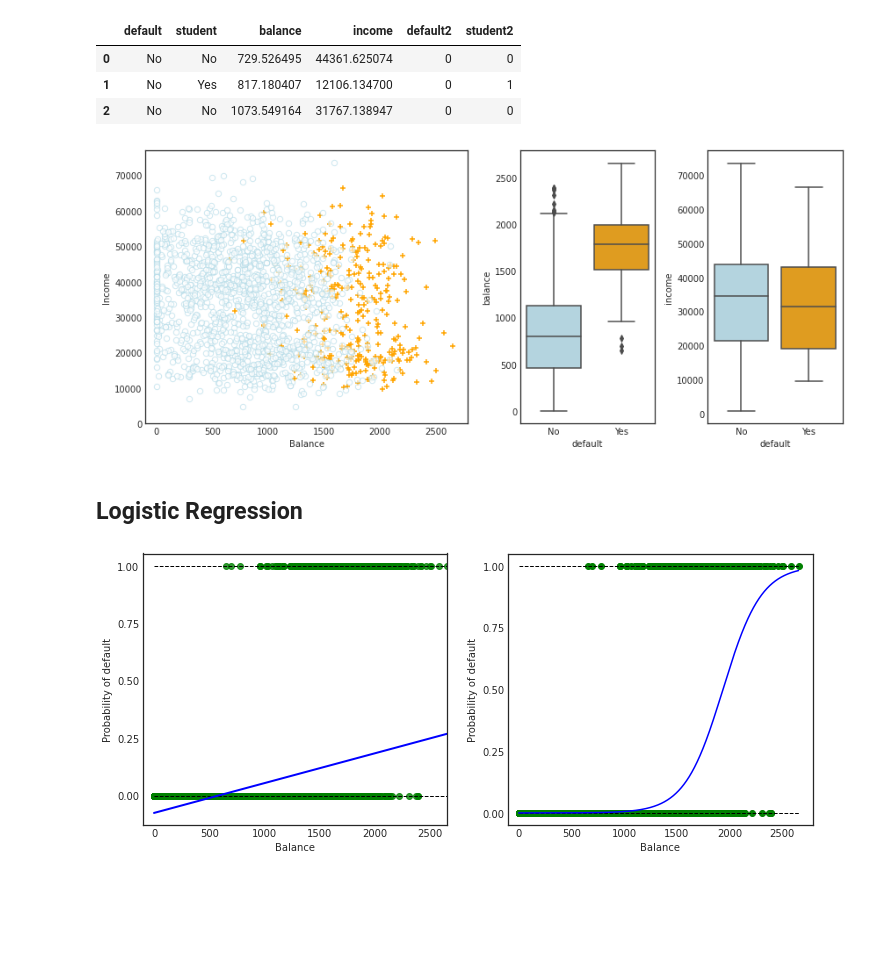
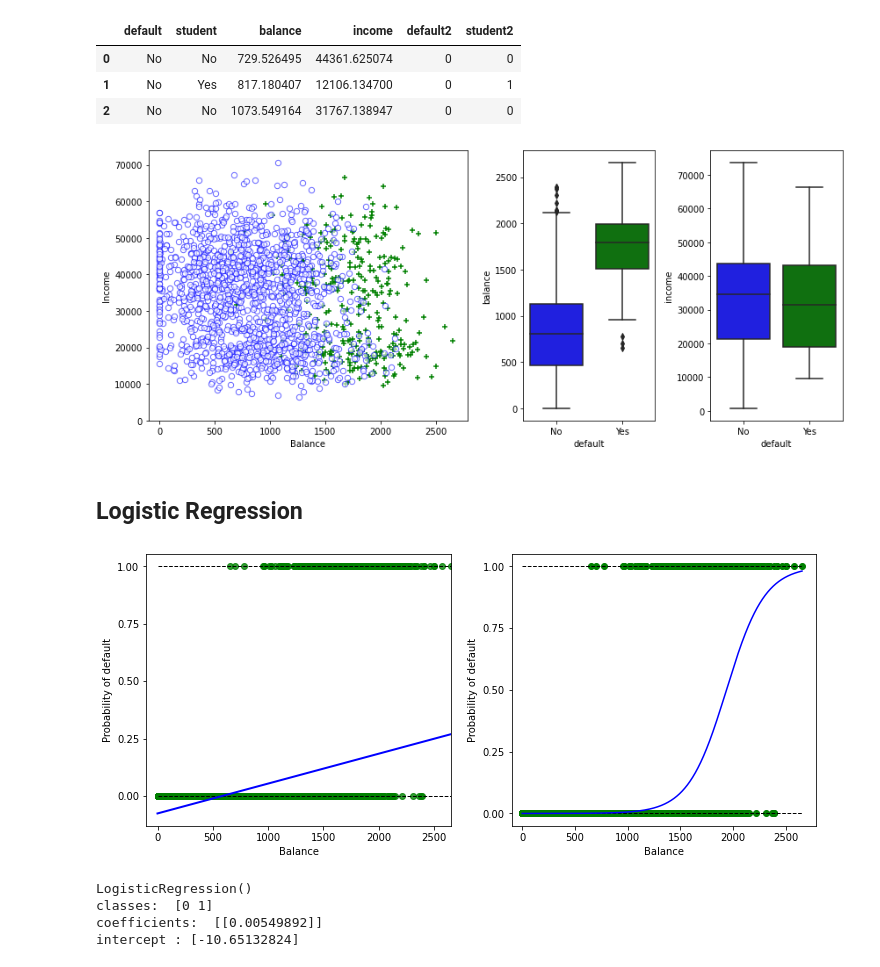
Before and after one commit to MeeshCompBio/Modeling, a Jupyter notebook: Intro_To_Stat_Learning/Classification.ipynb, the cells around one changed output. Drawn from its saved outputs; the diff is of its cells as text; code cells hidden in the pictures; blank space fills up the shorter version.

```diff
--- a/Intro_To_Stat_Learning/Classification.ipynb
+++ b/Intro_To_Stat_Learning/Classification.ipynb
@@ -50,58 +50,61 @@ default_data_yes = default_data[
 default_data_ = default_data_no.append(default_data_yes)
 
 # plot a scatter plot in the first figure
-ax1.scatter(default_data_[
-    default_data_.default == 'Yes'
-    ].balance, default_data_[
+ax1.scatter(
+    default_data_[
+        default_data_.default == 'Yes'
+        ].balance,
+    default_data_[
         default_data_.default == 'Yes'
         ].income,
     s=40,
-    c='orange',
+    c='green',
     marker='+',
     linewidths=1
     )
 ax1.scatter(
     default_data_[
-    default_data_.default == 'No'
-    ].balance, default_data_[
+        default_data_.default == 'No'
+        ].balance,
+    default_data_[
         default_data_.default == 'No'
         ].income,
     s=40,
     marker='o',
     linewidths='1',
-    edgecolors='lightblue',
+    edgecolors='blue',
     facecolors='white',
     alpha=.6
     )
 
 ax1.set_ylim(ymin=0)
 ax1.set_ylabel('Income')
 ax1.set_xlim(xmin=-100)
 ax1.set_xlabel('Balance')
 
 # Second fig boxplot using balance
-c_palette = {'No':'lightblue', 'Yes':'orange'}
+c_scheme = {'No':'blue', 'Yes':'green'}
 sns.boxplot(
     'default',
     'balance',
     data=default_data,
     orient='v',
     ax=ax2,
-    palette=c_palette
+    palette=c_scheme
     )
 # Third figure using income
 sns.boxplot(
     'default',
     'income',
     data=default_data,
     orient='v',
     ax=ax3,
-    palette=c_palette
+    palette=c_scheme
     )
 
 gs.tight_layout(plt.gcf())
 # %% [output]
-[figure, old version]
+[figure, new version]
 # %% [markdown]
 ## Logistic Regression
 # %%
@@ -115,7 +118,7 @@ X_test = np.arange(
     default_data.balance.max()
     ).reshape(-1,1)
 
-clf = skl_lm.LogisticRegression(solver='newton-cg')
+clf = skl_lm.LogisticRegression()
 clf.fit(X_train,y)
 prob = clf.predict_proba(X_test)
 
@@ -157,4 +160,15 @@ for ax in fig.axes:
     ax.set_yticks([0, 0.25, 0.5, 0.75, 1.])
     ax.set_xlim(xmin=-100)
 # %% [output]
-[figure, old version]
+[figure, new version]
+# %%
+# get some summary stats
+print(clf)
+print('classes: ', clf.classes_)
+print('coefficients: ', clf.coef_)
+print('intercept :', clf.intercept_)
+# %% [output]
+LogisticRegression()
+classes:  [0 1]
+coefficients:  [[0.00549892]]
+intercept : [-10.65132824]
```
Also changed, not shown: parts of 4 cells of this notebook.
